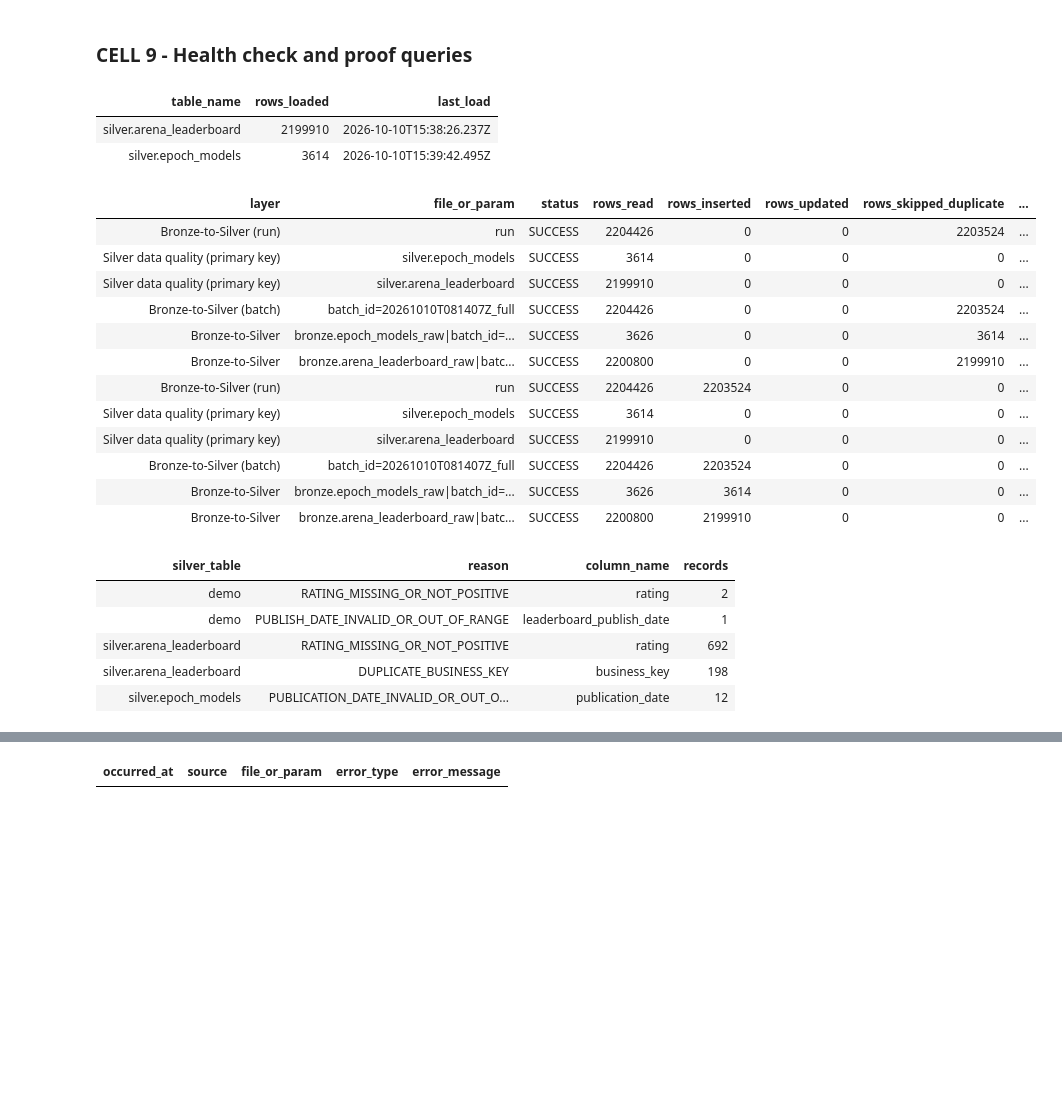
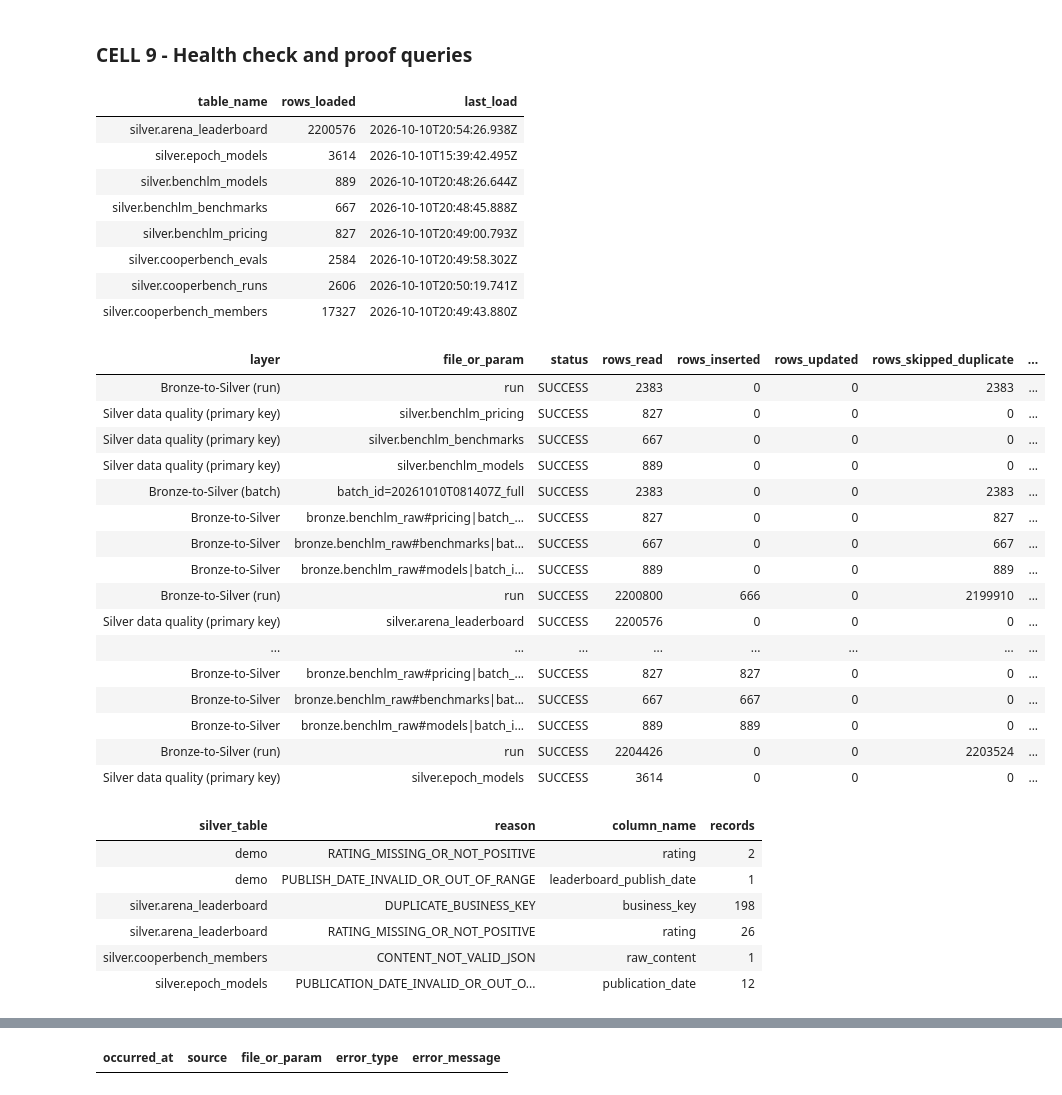
Before and after one commit to zohaib-mzg/Frontier-AI-Observability, a Jupyter notebook: proof/frontier_silver_proof_03_rerun_benchlm_idempotent.ipynb, the cells around one changed output, grey strips where cells are left out. Drawn from its saved outputs; the diff is of its cells as text; code cells hidden in the pictures; blank space fills up the shorter version.

Commit message:
Adding proofs for silver layer for idempotency and backfill for all sources

```diff
--- a/proof/frontier_silver_load_run2_rerun_idempotent.ipynb.ipynb
+++ b/proof/frontier_silver_proof_03_rerun_benchlm_idempotent.ipynb
@@ -22,7 +22,7 @@ from pyspark.sql.types import (BooleanType, DoubleType, LongType, StringType, St
 dbutils.widgets.text("catalog", "workspace", "catalog")
 dbutils.widgets.text("bronze_schema", "bronze", "bronze_schema")
 dbutils.widgets.text("silver_schema", "silver", "silver_schema")
-dbutils.widgets.dropdown("source", "all", ["all", "arena", "epoch"], "source (benchlm and cooperbench come later)")
+dbutils.widgets.dropdown("source", "all", ["all", "arena", "epoch", "benchlm", "cooperbench"], "source")
 dbutils.widgets.text("batch_id", "", "batch_id (one batch; empty = every pending batch)")
 dbutils.widgets.text("from_batch", "", "from_batch (batch id or prefix, e.g. 20261005)")
 dbutils.widgets.text("to_batch", "", "to_batch (batch id or prefix, inclusive)")
@@ -65,7 +65,10 @@ CATALOG, BSCHEMA, SSCHEMA = P["catalog"], P["bronze_schema"], P["silver_schema"]
 for _name in (CATALOG, BSCHEMA, SSCHEMA):
     if not re.fullmatch(r"[A-Za-z_][A-Za-z0-9_]*", _name):
         raise ValueError(f"Invalid catalog/schema name: {_name!r}")
-SOURCES = ["arena", "epoch"] if P["source"] == "all" else [P["source"]]
+SOURCE_GROUPS = {"arena": ["arena"], "epoch": ["epoch"],
+                 "benchlm": ["benchlm_models", "benchlm_benchmarks", "benchlm_pricing"],
+                 "cooperbench": ["cooperbench_members", "cooperbench_evals", "cooperbench_runs"]}
+SOURCES = ([c for g in SOURCE_GROUPS.values() for c in g] if P["source"] == "all" else SOURCE_GROUPS[P["source"]])
 
 RUN_ID = datetime.now(timezone.utc).strftime("%Y%m%dT%H%M%SZ") + "_" + uuid.uuid4().hex[:6]
 spark.conf.set("spark.sql.session.timeZone", "UTC")
@@ -609,7 +857,7 @@ def key_check(cfg):
 # CELL 7 - Run
 
 def pending_batches(cfg):
-    rows = (spark.table(cfg["bronze"]).groupBy("batch_id")
+    rows = (bronze_df(cfg).groupBy("batch_id")
             .agg(F.min("collection_timestamp").alias("collected"),
                  F.date_format(F.min("collection_timestamp"), "yyyy-MM-dd").alias("day")).collect())
     out = []
@@ -627,7 +875,7 @@ def pending_batches(cfg):
     if not FORCE:
         done = {r["file_or_param"] for r in spark.table(T_RUNS)
                 .filter((F.col("layer") == LAYER) & (F.col("status") == "SUCCESS")).select("file_or_param").collect()}
-        out = [(c, b) for c, b in out if f"{cfg['bronze_short']}|batch_id={b}" not in done]
+        out = [(c, b) for c, b in out if f"{cfg['label']}|batch_id={b}" not in done]
     return out
 
 
@@ -637,6 +885,8 @@ if PARAM_ERRORS:
     raise ValueError("Bad parameters: " + "; ".join(PARAM_ERRORS))
 
 KNOWN_DRIFT.update(load_known_drift())
+for _src in SOURCES:
+    ensure_silver_columns(CFG[_src], "init")
 plan = {}
 for _src in SOURCES:
     for key in pending_batches(CFG[_src]):
@@ -728,40 +980,51 @@ Quarantined demo rows written (new): 0
 # %%
 # CELL 9 - Health check and proof queries
 
-display(spark.sql(f"""
-    SELECT 'silver.arena_leaderboard' AS table_name, COUNT(*) AS rows_loaded, MAX(load_timestamp) AS last_load FROM {T_S_ARENA}
-    UNION ALL SELECT 'silver.epoch_models', COUNT(*), MAX(load_timestamp) FROM {T_S_EPOCH}"""))
+display(spark.sql(" UNION ALL ".join(
+    f"SELECT '{c['silver_short']}' AS table_name, COUNT(*) AS rows_loaded, MAX(load_timestamp) AS last_load FROM {c['silver']}"
+    for c in CFG.values())))
 display(spark.sql(f"""SELECT layer, file_or_param, status, rows_read, rows_inserted, rows_updated,
     rows_skipped_duplicate, rows_quarantined, start_time, end_time, message
     FROM {T_RUNS} WHERE layer LIKE 'Bronze-to-Silver%' OR layer LIKE 'Silver data quality%'
     ORDER BY load_timestamp DESC LIMIT 30"""))
 display(spark.sql(f"""SELECT silver_table, reason, column_name, COUNT(*) AS records
     FROM {T_SQ} GROUP BY 1,2,3 ORDER BY 1,4 DESC"""))
 display(spark.sql(f"""SELECT detected_at, dataset, column_name, event_type, action_taken
     FROM {T_DRIFT} WHERE dataset LIKE 'silver/%' ORDER BY detected_at DESC LIMIT 40"""))
 display(spark.sql(f"""SELECT occurred_at, source, file_or_param, error_type, error_message
     FROM {T_ERRORS} WHERE layer = '{LAYER}' AND resolved = false ORDER BY occurred_at DESC LIMIT 20"""))
 # %% [output]
 | table_name | rows_loaded | last_load |
-| silver.arena_leaderboard | 2199910 | 2026-10-10T15:38:26.237Z |
+| silver.arena_leaderboard | 2200576 | 2026-10-10T20:54:26.938Z |
 | silver.epoch_models | 3614 | 2026-10-10T15:39:42.495Z |
+| silver.benchlm_models | 889 | 2026-10-10T20:48:26.644Z |
+| silver.benchlm_benchmarks | 667 | 2026-10-10T20:48:45.888Z |
+| silver.benchlm_pricing | 827 | 2026-10-10T20:49:00.793Z |
+| silver.cooperbench_evals | 2584 | 2026-10-10T20:49:58.302Z |
+| silver.cooperbench_runs | 2606 | 2026-10-10T20:50:19.741Z |
+| silver.cooperbench_members | 17327 | 2026-10-10T20:49:43.880Z |
 | layer | file_or_param | status | rows_read | rows_inserted | rows_updated | rows_skipped_duplicate | ... |
+| Bronze-to-Silver (run) | run | SUCCESS | 2383 | 0 | 0 | 2383 | ... |
+| Silver data quality (primary key) | silver.benchlm_pricing | SUCCESS | 827 | 0 | 0 | 0 | ... |
+| Silver data quality (primary key) | silver.benchlm_benchmarks | SUCCESS | 667 | 0 | 0 | 0 | ... |
+| Silver data quality (primary key) | silver.benchlm_models | SUCCESS | 889 | 0 | 0 | 0 | ... |
+| Bronze-to-Silver (batch) | batch_id=20261010T081407Z_full | SUCCESS | 2383 | 0 | 0 | 2383 | ... |
+| Bronze-to-Silver | bronze.benchlm_raw#pricing|batch_... | SUCCESS | 827 | 0 | 0 | 827 | ... |
+| Bronze-to-Silver | bronze.benchlm_raw#benchmarks|bat... | SUCCESS | 667 | 0 | 0 | 667 | ... |
+| Bronze-to-Silver | bronze.benchlm_raw#models|batch_i... | SUCCESS | 889 | 0 | 0 | 889 | ... |
+| Bronze-to-Silver (run) | run | SUCCESS | 2200800 | 666 | 0 | 2199910 | ... |
+| Silver data quality (primary key) | silver.arena_leaderboard | SUCCESS | 2200576 | 0 | 0 | 0 | ... |
+| ... | ... | ... | ... | ... | ... | ... | ... |
+| Bronze-to-Silver | bronze.benchlm_raw#pricing|batch_... | SUCCESS | 827 | 827 | 0 | 0 | ... |
+| Bronze-to-Silver | bronze.benchlm_raw#benchmarks|bat... | SUCCESS | 667 | 667 | 0 | 0 | ... |
+| Bronze-to-Silver | bronze.benchlm_raw#models|batch_i... | SUCCESS | 889 | 889 | 0 | 0 | ... |
 | Bronze-to-Silver (run) | run | SUCCESS | 2204426 | 0 | 0 | 2203524 | ... |
 | Silver data quality (primary key) | silver.epoch_models | SUCCESS | 3614 | 0 | 0 | 0 | ... |
-| Silver data quality (primary key) | silver.arena_leaderboard | SUCCESS | 2199910 | 0 | 0 | 0 | ... |
-| Bronze-to-Silver (batch) | batch_id=20261010T081407Z_full | SUCCESS | 2204426 | 0 | 0 | 2203524 | ... |
-| Bronze-to-Silver | bronze.epoch_models_raw|batch_id=... | SUCCESS | 3626 | 0 | 0 | 3614 | ... |
-| Bronze-to-Silver | bronze.arena_leaderboard_raw|batc... | SUCCESS | 2200800 | 0 | 0 | 2199910 | ... |
-| Bronze-to-Silver (run) | run | SUCCESS | 2204426 | 2203524 | 0 | 0 | ... |
-| Silver data quality (primary key) | silver.epoch_models | SUCCESS | 3614 | 0 | 0 | 0 | ... |
-| Silver data quality (primary key) | silver.arena_leaderboard | SUCCESS | 2199910 | 0 | 0 | 0 | ... |
-| Bronze-to-Silver (batch) | batch_id=20261010T081407Z_full | SUCCESS | 2204426 | 2203524 | 0 | 0 | ... |
-| Bronze-to-Silver | bronze.epoch_models_raw|batch_id=... | SUCCESS | 3626 | 3614 | 0 | 0 | ... |
-| Bronze-to-Silver | bronze.arena_leaderboard_raw|batc... | SUCCESS | 2200800 | 2199910 | 0 | 0 | ... |
 | silver_table | reason | column_name | records |
 | demo | RATING_MISSING_OR_NOT_POSITIVE | rating | 2 |
 | demo | PUBLISH_DATE_INVALID_OR_OUT_OF_RANGE | leaderboard_publish_date | 1 |
-| silver.arena_leaderboard | RATING_MISSING_OR_NOT_POSITIVE | rating | 692 |
 | silver.arena_leaderboard | DUPLICATE_BUSINESS_KEY | business_key | 198 |
+| silver.arena_leaderboard | RATING_MISSING_OR_NOT_POSITIVE | rating | 26 |
+| silver.cooperbench_members | CONTENT_NOT_VALID_JSON | raw_content | 1 |
 | silver.epoch_models | PUBLICATION_DATE_INVALID_OR_OUT_O... | publication_date | 12 |
 | detected_at | dataset | column_name | event_type | action_taken |
```
Also changed, not shown: parts of 10 cells of this notebook, 5 other files.
